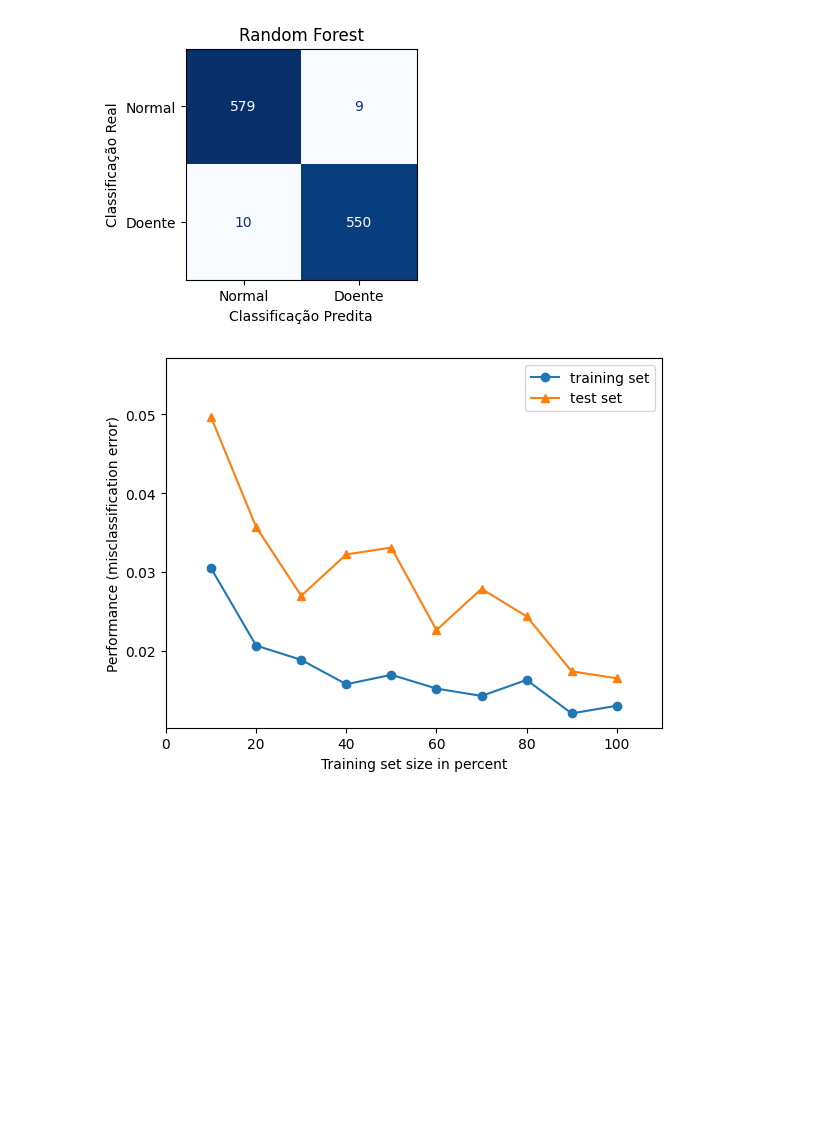
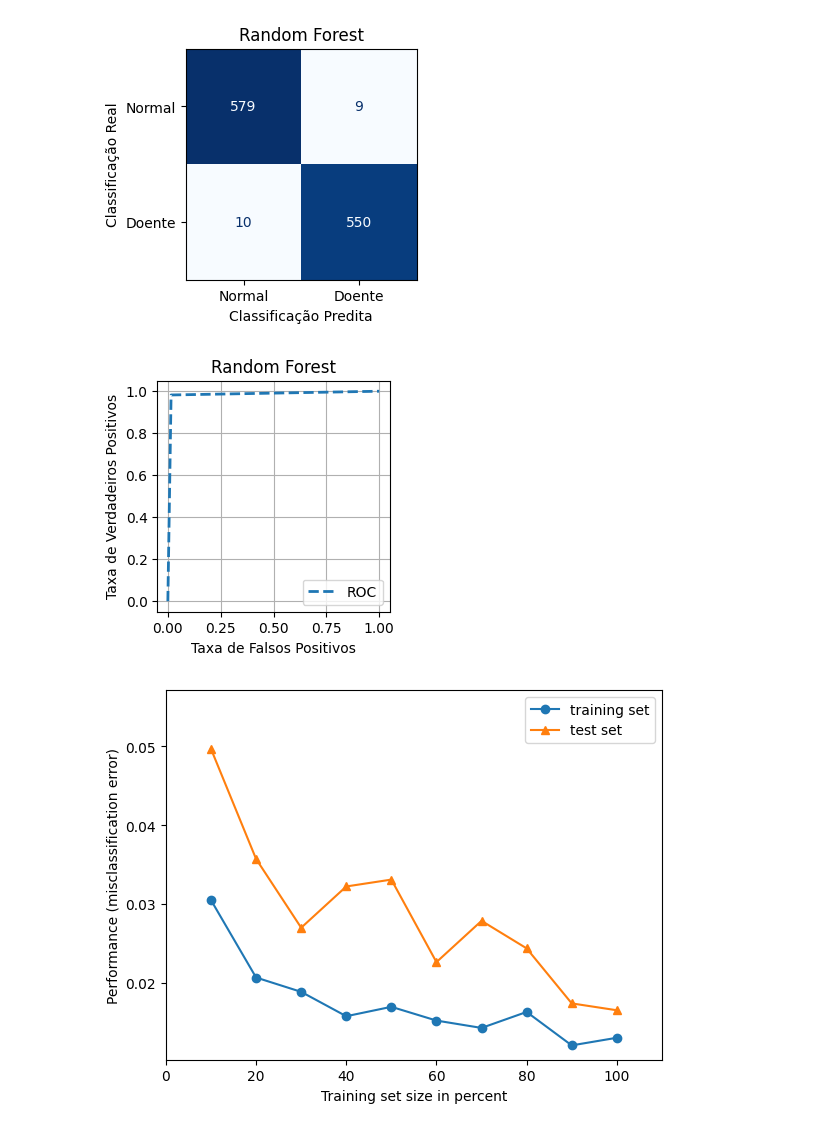
Before and after one commit to cilab-ufersa/euthyroid_sick_syndrome, a Jupyter notebook: euthyroid_sick_syndrome/plot_figures.ipynb, the cells around one changed output. Drawn from its saved outputs; the diff is of its cells as text; code cells hidden in the pictures; blank space fills up the shorter version.

```diff
--- a/euthyroid_sick_syndrome/plot_figures.ipynb
+++ b/euthyroid_sick_syndrome/plot_figures.ipynb
@@ -115,6 +98,11 @@ fig = plot_confusion_matrix(output_test, output_model_random, model_random_fores
 fig.figure_.savefig('confusion_matrix_random.png', dpi=300, bbox_inches='tight')
 # %% [output]
 [figure]
+# %%
+fig = roc(output_test, output_model_random, title = "Random Forest")
+fig.savefig('roc_random.png', dpi=300, bbox_inches='tight')
+# %% [output]
+[figure, added]
 # %%
 fig = miss_classification(input_train, output_train, input_test, output_test, model_random_forest, title='Random Forest')
 fig.savefig('error_random.png', dpi=300, bbox_inches='tight')
```
Also changed, not shown: parts of 8 cells of this notebook, 5 other files.
